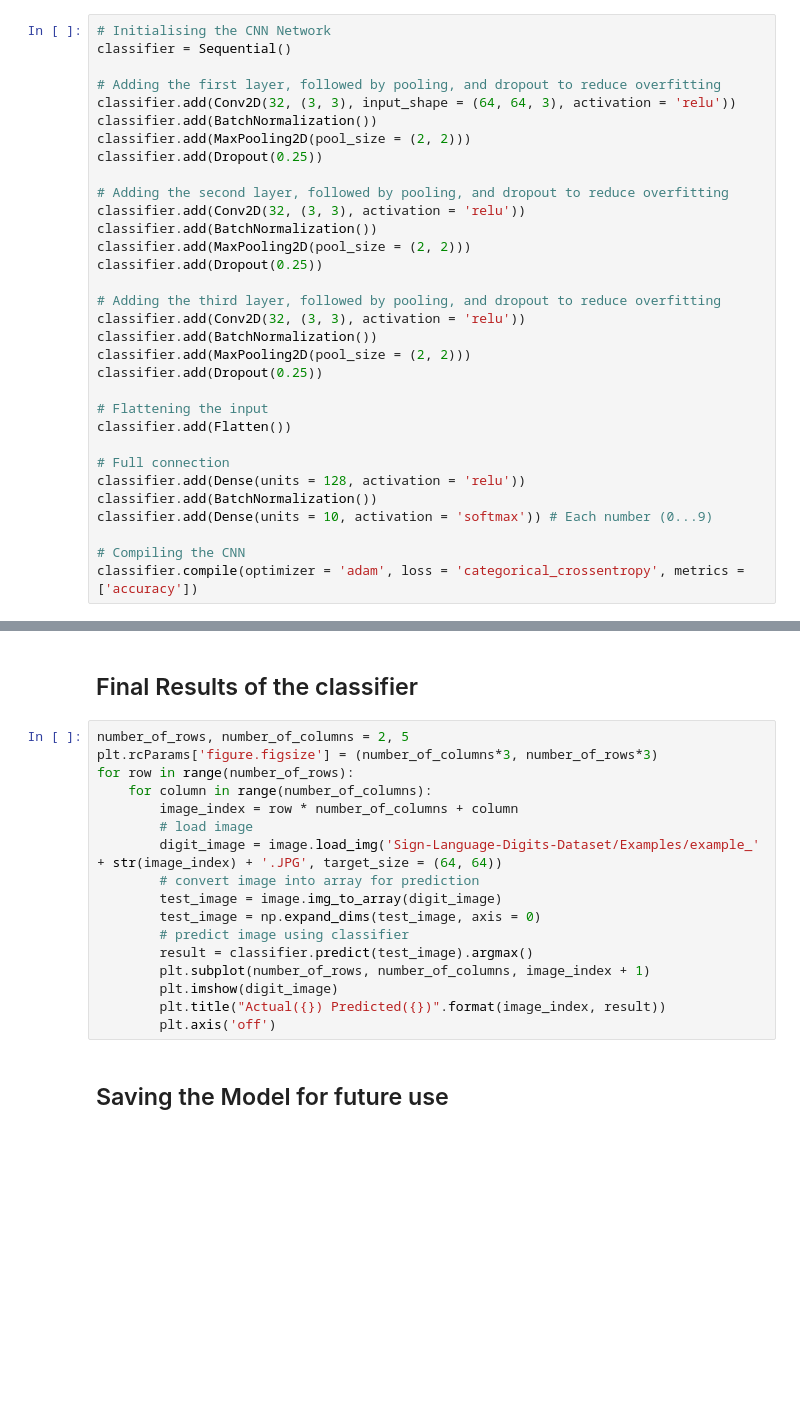
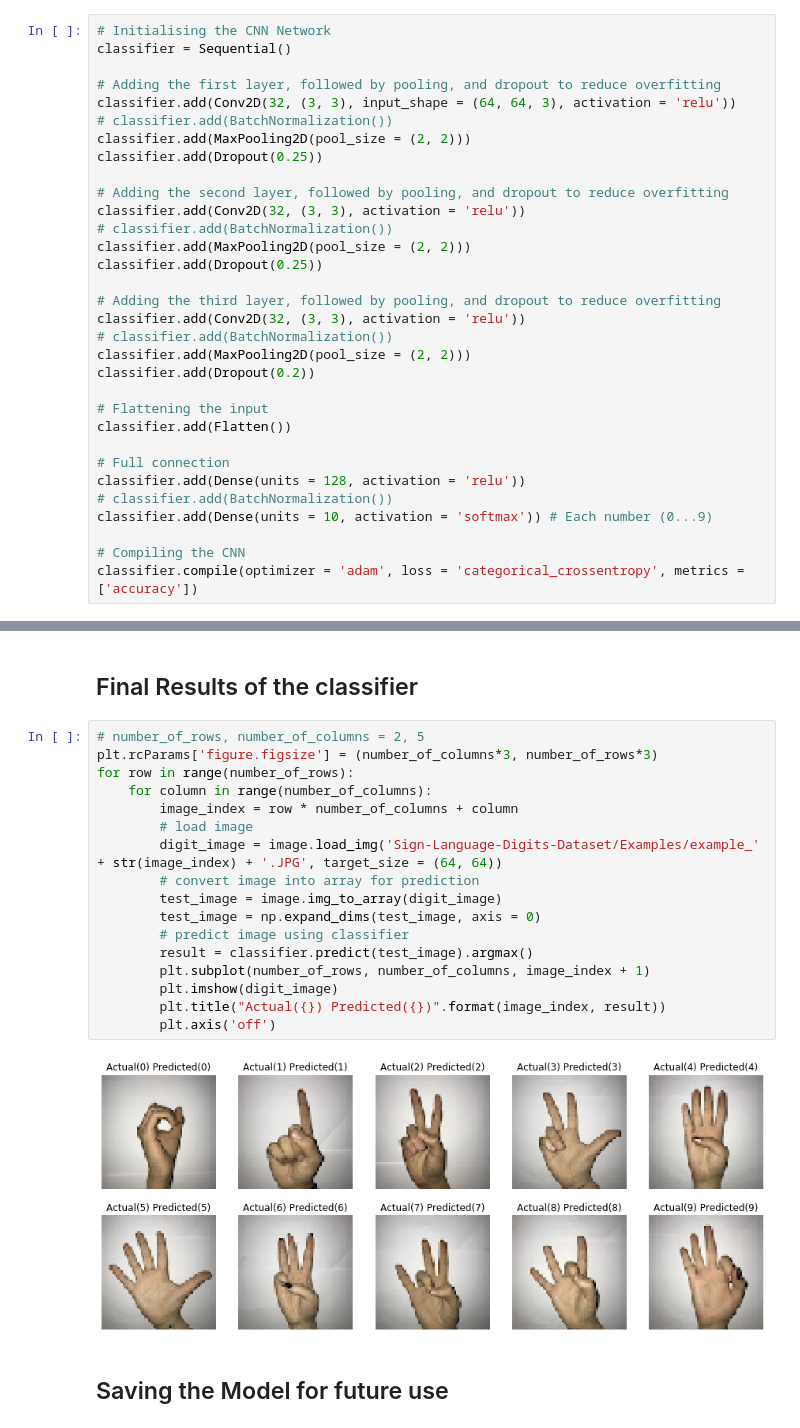
Before and after one commit to deeplearningunb/Sign-Language-Digits-Detector, a Jupyter notebook: SL-Digits-Detector.ipynb, the cells around one changed output, grey strips where cells are left out. Drawn from its saved outputs; the diff is of its cells as text; blank space fills up the shorter version.

```diff
--- a/SL-Digits-Detector.ipynb
+++ b/SL-Digits-Detector.ipynb
@@ -180,28 +182,28 @@ classifier = Sequential()
 
 # Adding the first layer, followed by pooling, and dropout to reduce overfitting
 classifier.add(Conv2D(32, (3, 3), input_shape = (64, 64, 3), activation = 'relu'))
-classifier.add(BatchNormalization())
+# classifier.add(BatchNormalization())
 classifier.add(MaxPooling2D(pool_size = (2, 2)))
 classifier.add(Dropout(0.25))
 
 # Adding the second layer, followed by pooling, and dropout to reduce overfitting
 classifier.add(Conv2D(32, (3, 3), activation = 'relu'))
-classifier.add(BatchNormalization())
+# classifier.add(BatchNormalization())
 classifier.add(MaxPooling2D(pool_size = (2, 2)))
 classifier.add(Dropout(0.25))
 
 # Adding the third layer, followed by pooling, and dropout to reduce overfitting
 classifier.add(Conv2D(32, (3, 3), activation = 'relu'))
-classifier.add(BatchNormalization())
+# classifier.add(BatchNormalization())
 classifier.add(MaxPooling2D(pool_size = (2, 2)))
-classifier.add(Dropout(0.25))
+classifier.add(Dropout(0.2))
 
 # Flattening the input
 classifier.add(Flatten())
 
 # Full connection
 classifier.add(Dense(units = 128, activation = 'relu'))
-classifier.add(BatchNormalization())
+# classifier.add(BatchNormalization())
 classifier.add(Dense(units = 10, activation = 'softmax')) # Each number (0...9)
 
 # Compiling the CNN
@@ -253,22 +257,24 @@ print("Accuracy on test set : {}".format(test_accuracy))
 # %% [markdown]
 ## Final Results of the classifier
 # %%
-number_of_rows, number_of_columns = 2, 5
+# number_of_rows, number_of_columns = 2, 5
 plt.rcParams['figure.figsize'] = (number_of_columns*3, number_of_rows*3)
 for row in range(number_of_rows):
     for column in range(number_of_columns):
         image_index = row * number_of_columns + column
         # load image
         digit_image = image.load_img('Sign-Language-Digits-Dataset/Examples/example_' + str(image_index) + '.JPG', target_size = (64, 64))
         # convert image into array for prediction
         test_image = image.img_to_array(digit_image)
         test_image = np.expand_dims(test_image, axis = 0)
         # predict image using classifier
         result = classifier.predict(test_image).argmax()
         plt.subplot(number_of_rows, number_of_columns, image_index + 1)
         plt.imshow(digit_image)
         plt.title("Actual({}) Predicted({})".format(image_index, result))
         plt.axis('off')
+# %% [output]
+[figure, added]
 # %% [markdown]
 ## Saving the Model for future use
 # %%
```
Also changed, not shown: parts of 11 cells of this notebook, 3 other files.
